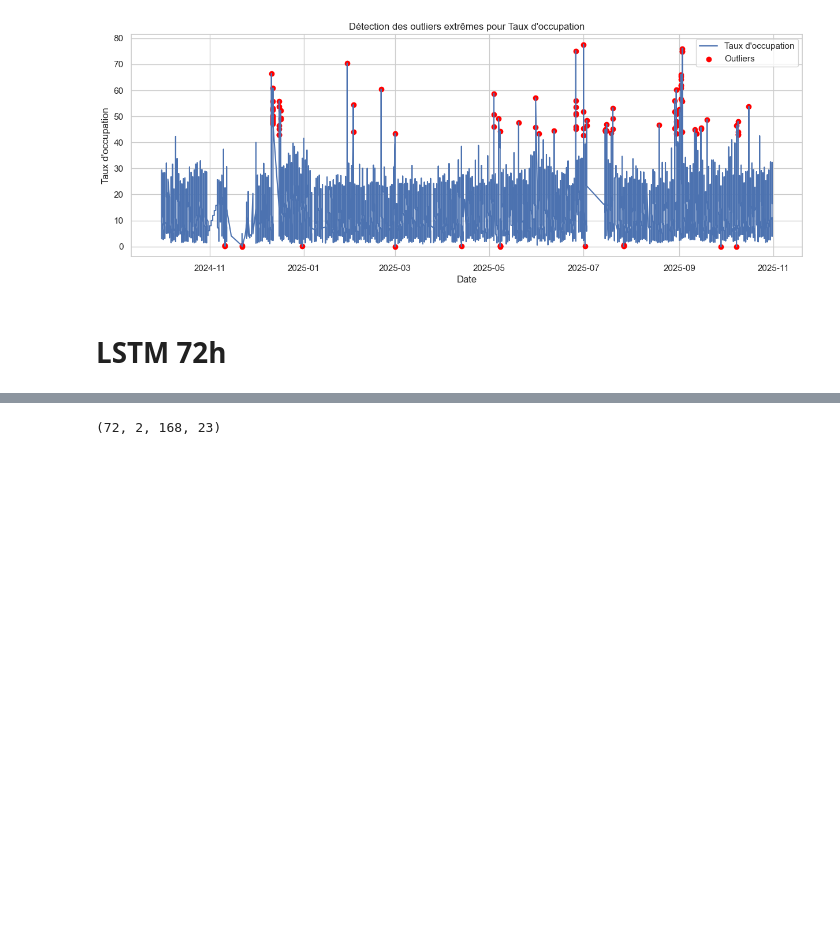
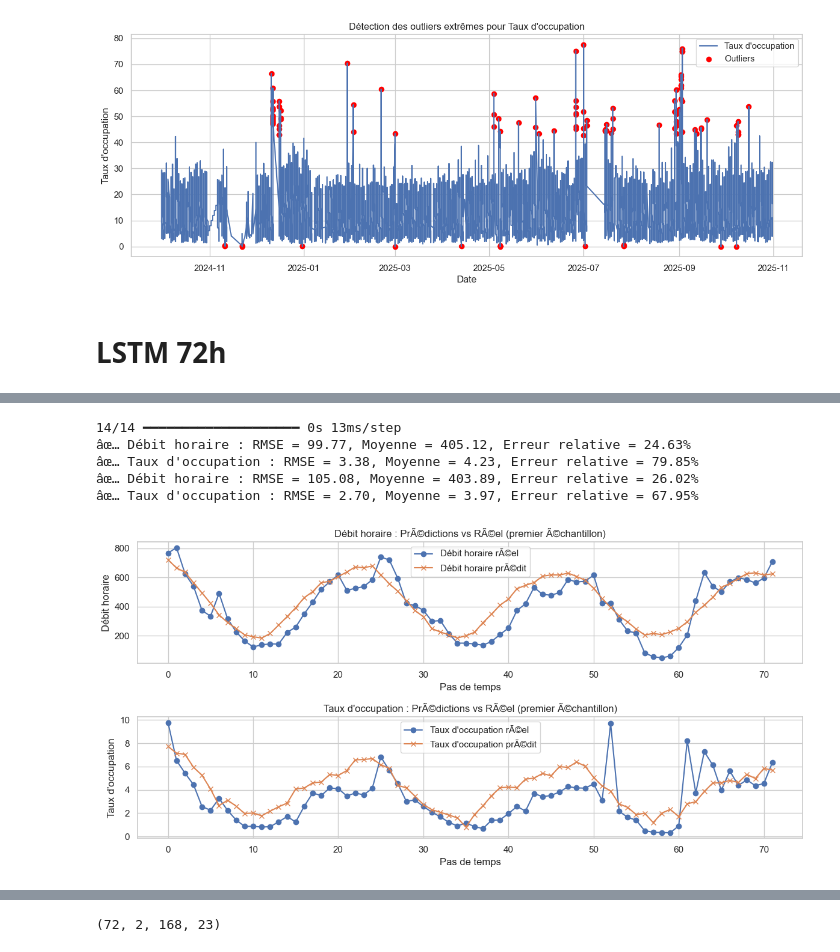
Before and after one commit to JimmyGuertin/Datathon-BCG, a Jupyter notebook: model_train.ipynb, the cells around one changed output, grey strips where cells are left out. Saved outputs shown, nothing was run; the diff lists cells and outputs as text; code cells hidden in the pictures; blank space fills up the shorter version.

```diff
--- a/model_train.ipynb
+++ b/model_train.ipynb
@@ -303,3 +314,12 @@ Epoch 5/15
+# %%
+y_test_inv, y_pred_inv = evaluate_lstm_seq2seq(model, X_test, y_test, scalers_y, targets, n_plot=72)
+# %% [output]
+14/14 ━━━━━━━━━━━━━━━━━━━━ 0s 13ms/step
+âœ… Débit horaire : RMSE = 99.77, Moyenne = 405.12, Erreur relative = 24.63%
+âœ… Taux d'occupation : RMSE = 3.38, Moyenne = 4.23, Erreur relative = 79.85%
+âœ… Débit horaire : RMSE = 105.08, Moyenne = 403.89, Erreur relative = 26.02%
+âœ… Taux d'occupation : RMSE = 2.70, Moyenne = 3.97, Erreur relative = 67.95%
+[figure, added]
 # %%
 # Calcul métriques par target
 for i, t in enumerate(targets):
```
Also changed, not shown: parts of 5 cells of this notebook.
